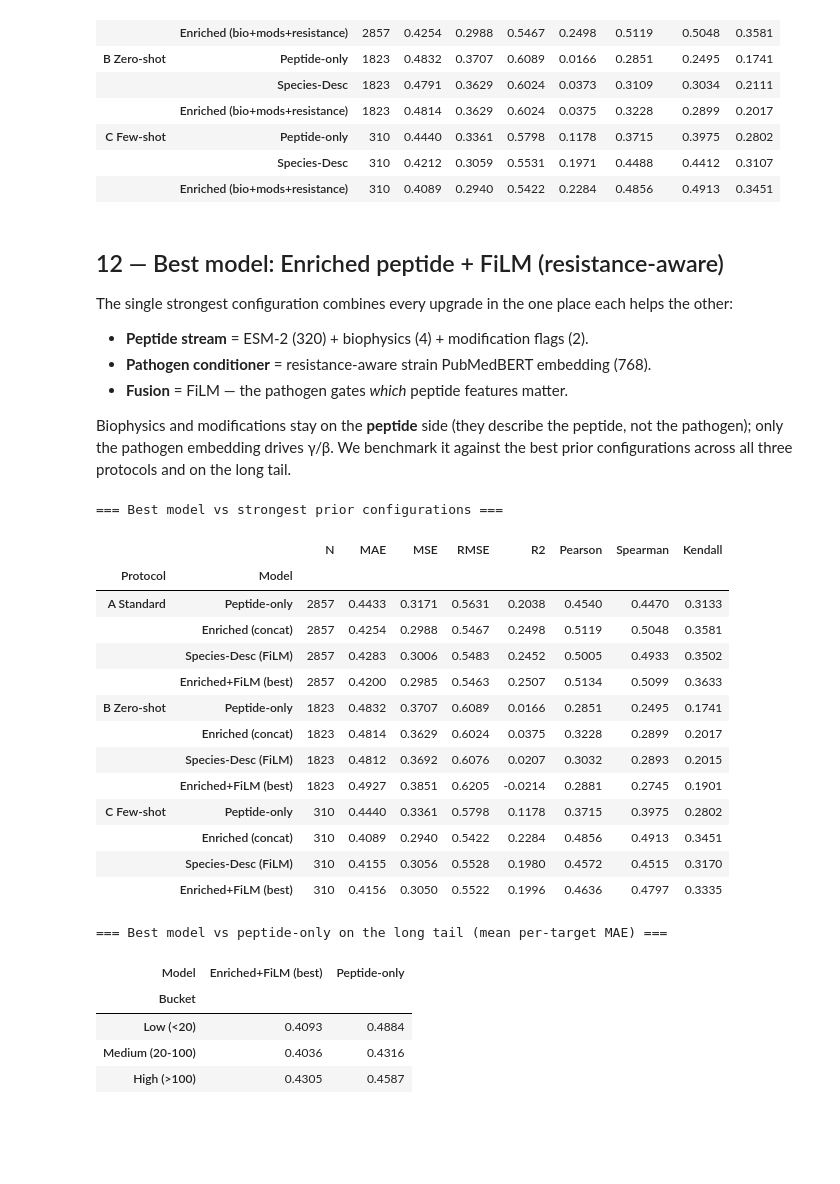
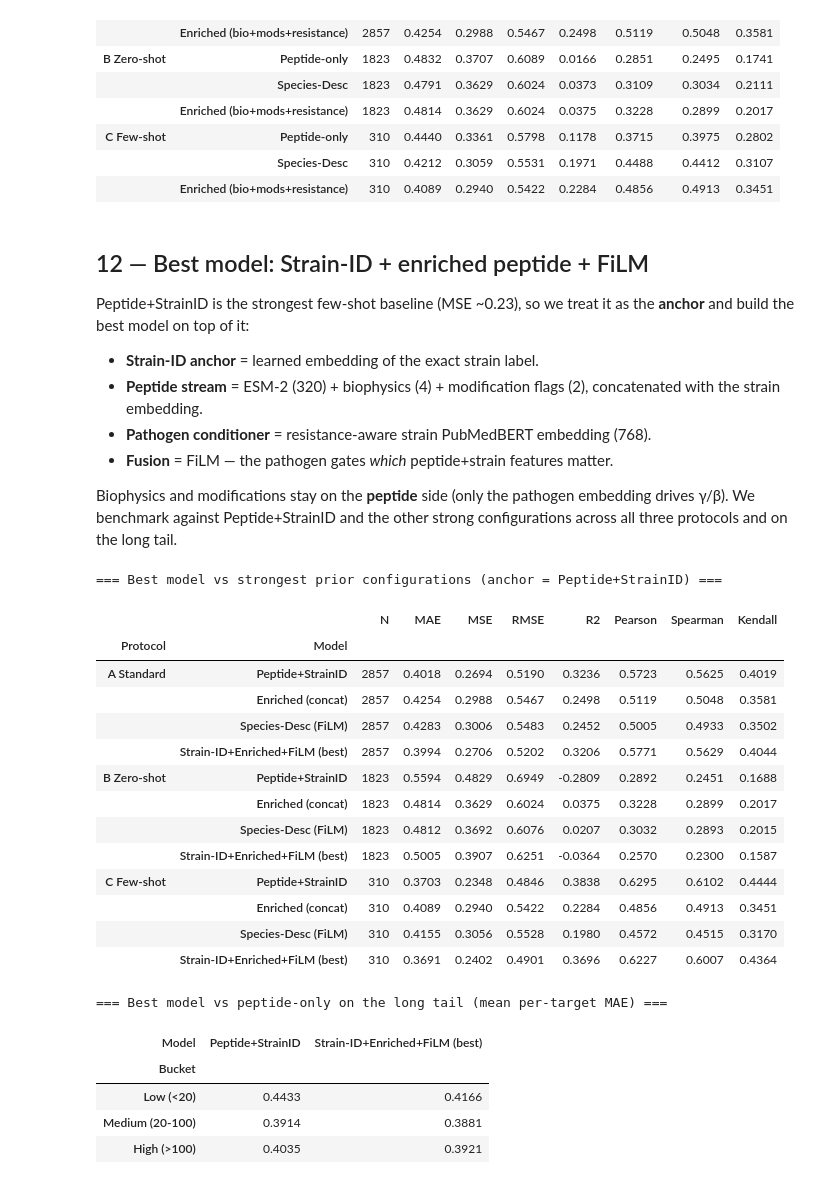
Before and after one commit to dhriti046/mic_prediction, a Jupyter notebook: latest_final_code.ipynb, the cells around one changed output. Drawn from its saved outputs; the diff is of its cells as text; code cells hidden in the pictures; blank space fills up the shorter version.

```diff
--- a/latest_final_code.ipynb
+++ b/latest_final_code.ipynb
@@ -955,18 +955,19 @@ enriched_results.to_csv(CACHE_DIR / "enriched_results.csv")
 |  | Species-Desc | 310 | 0.4212 | 0.3059 | 0.5531 | 0.1971 | 0.4488 | 0.4412 | 0.3107 |
 |  | Enriched (bio+mods+resistance) | 310 | 0.4089 | 0.2940 | 0.5422 | 0.2284 | 0.4856 | 0.4913 | 0.3451 |
 # %% [markdown]
-## 12 — Best model: Enriched peptide + FiLM (resistance-aware)
+## 12 — Best model: Strain-ID + enriched peptide + FiLM
 
-The single strongest configuration combines every upgrade in the one place each
-helps the other:
+Peptide+StrainID is the strongest few-shot baseline (MSE ~0.23), so we treat it
+as the **anchor** and build the best model on top of it:
 
-- **Peptide stream** = ESM-2 (320) + biophysics (4) + modification flags (2).
+- **Strain-ID anchor** = learned embedding of the exact strain label.
+- **Peptide stream** = ESM-2 (320) + biophysics (4) + modification flags (2),
+  concatenated with the strain embedding.
 - **Pathogen conditioner** = resistance-aware strain PubMedBERT embedding (768).
-- **Fusion** = FiLM — the pathogen gates *which* peptide features matter.
+- **Fusion** = FiLM — the pathogen gates *which* peptide+strain features matter.
 
-Biophysics and modifications stay on the **peptide** side (they describe the
-peptide, not the pathogen); only the pathogen embedding drives γ/β. We benchmark
-it against the best prior configurations across all three protocols and on the
-long tail.
+Biophysics and modifications stay on the **peptide** side (only the pathogen
+embedding drives γ/β). We benchmark against Peptide+StrainID and the other strong
+configurations across all three protocols and on the long tail.
 # %%
 class FiLMEnriched(nn.Module):
@@ -1031,65 +1036,67 @@ p_best_zs  = predict_film2(best_zs, zs_test, pep_matrix, strain_desc_emb_matrix)
 # %%
 # Benchmark the best model against the strongest prior configurations.
-BEST = "Enriched+FiLM (best)"
+# Anchor = Peptide+StrainID (the strongest few-shot baseline), not Peptide-only.
+BEST = "Strain-ID+Enriched+FiLM (best)"
+ANCHOR = "Peptide+StrainID"
 rows = []
 for proto, y, preds in [
     ("A Standard",  test_df[TARGET].values,
-     {"Peptide-only": std_preds["Peptide-only"], "Enriched (concat)": p_enr_std,
+     {ANCHOR: std_preds[ANCHOR], "Enriched (concat)": p_enr_std,
       "Species-Desc (FiLM)": p_film_std, BEST: p_best_std}),
     ("B Zero-shot", zs_test[TARGET].values,
-     {"Peptide-only": zs_preds["Peptide-only"], "Enriched (concat)": p_enr_zs,
+     {ANCHOR: zs_preds[ANCHOR], "Enriched (concat)": p_enr_zs,
       "Species-Desc (FiLM)": p_film_zs, BEST: p_best_zs}),
 ]:
     for name, p in preds.items():
         rows.append({"Protocol": proto, "Model": name, **metrics(y, p)})
 if len(few_test) >= 5:
     m = few_mask.to_numpy(); yf = few_test[TARGET].values
-    for name, p in [("Peptide-only", std_preds["Peptide-only"][m]), ("Enriched (concat)", p_enr_std[m]),
+    for name, p in [(ANCHOR, std_preds[ANCHOR][m]), ("Enriched (concat)", p_enr_std[m]),
                     ("Species-Desc (FiLM)", p_film_std[m]), (BEST, p_best_std[m])]:
         rows.append({"Protocol": "C Few-shot", "Model": name, **metrics(yf, p)})
 
 best_model_results = pd.DataFrame(rows).set_index(["Protocol", "Model"]).round(4)
-print("=== Best model vs strongest prior configurations ===")
+print("=== Best model vs strongest prior configurations (anchor = Peptide+StrainID) ===")
 display(best_model_results)
 best_model_results.to_csv(CACHE_DIR / "best_model_results.csv")
 
-# Long-tail: does the best model help most on rare targets?
+# Long-tail: does the best model beat the Strain-ID anchor most on rare targets?
 lt = []
-for name, preds in [("Peptide-only", std_preds["Peptide-only"]), (BEST, p_best_std)]:
+for name, preds in [(ANCHOR, std_preds[ANCHOR]), (BEST, p_best_std)]:
     tmp = test_df.assign(_pred=preds)
     for b in order:
         sub = tmp[tmp["_bucket"] == b]
         maes = [float(np.mean(np.abs(g[TARGET].values - g["_pred"].values)))
                 for _, g in sub.groupby(STRAIN) if len(g) >= 5]
         lt.append({"Model": name, "Bucket": b,
                    "Mean per-target MAE": round(float(np.mean(maes)), 4) if maes else np.nan,
                    "#targets": len(maes)})
 best_long_tail = pd.DataFrame(lt)
 print("\n=== Best model vs peptide-only on the long tail (mean per-target MAE) ===")
 display(best_long_tail.pivot(index="Bucket", columns="Model", values="Mean per-target MAE").reindex(order))
 best_long_tail.to_csv(CACHE_DIR / "best_model_long_tail.csv", index=False)
 # %% [output]
-=== Best model vs strongest prior configurations ===
+=== Best model vs strongest prior configurations (anchor = Peptide+StrainID) ===
 |  |  | N | MAE | MSE | RMSE | R2 | Pearson | Spearman | Kendall |
 | Protocol | Model |  |  |  |  |  |  |  |  |
-| A Standard | Peptide-only | 2857 | 0.4433 | 0.3171 | 0.5631 | 0.2038 | 0.4540 | 0.4470 | 0.3133 |
+| A Standard | Peptide+StrainID | 2857 | 0.4018 | 0.2694 | 0.5190 | 0.3236 | 0.5723 | 0.5625 | 0.4019 |
 |  | Enriched (concat) | 2857 | 0.4254 | 0.2988 | 0.5467 | 0.2498 | 0.5119 | 0.5048 | 0.3581 |
 |  | Species-Desc (FiLM) | 2857 | 0.4283 | 0.3006 | 0.5483 | 0.2452 | 0.5005 | 0.4933 | 0.3502 |
-|  | Enriched+FiLM (best) | 2857 | 0.4200 | 0.2985 | 0.5463 | 0.2507 | 0.5134 | 0.5099 | 0.3633 |
-| B Zero-shot | Peptide-only | 1823 | 0.4832 | 0.3707 | 0.6089 | 0.0166 | 0.2851 | 0.2495 | 0.1741 |
+|  | Strain-ID+Enriched+FiLM (best) | 2857 | 0.3994 | 0.2706 | 0.5202 | 0.3206 | 0.5771 | 0.5629 | 0.4044 |
+| B Zero-shot | Peptide+StrainID | 1823 | 0.5594 | 0.4829 | 0.6949 | -0.2809 | 0.2892 | 0.2451 | 0.1688 |
 |  | Enriched (concat) | 1823 | 0.4814 | 0.3629 | 0.6024 | 0.0375 | 0.3228 | 0.2899 | 0.2017 |
 |  | Species-Desc (FiLM) | 1823 | 0.4812 | 0.3692 | 0.6076 | 0.0207 | 0.3032 | 0.2893 | 0.2015 |
-|  | Enriched+FiLM (best) | 1823 | 0.4927 | 0.3851 | 0.6205 | -0.0214 | 0.2881 | 0.2745 | 0.1901 |
-| C Few-shot | Peptide-only | 310 | 0.4440 | 0.3361 | 0.5798 | 0.1178 | 0.3715 | 0.3975 | 0.2802 |
+|  | Strain-ID+Enriched+FiLM (best) | 1823 | 0.5005 | 0.3907 | 0.6251 | -0.0364 | 0.2570 | 0.2300 | 0.1587 |
+| C Few-shot | Peptide+StrainID | 310 | 0.3703 | 0.2348 | 0.4846 | 0.3838 | 0.6295 | 0.6102 | 0.4444 |
 |  | Enriched (concat) | 310 | 0.4089 | 0.2940 | 0.5422 | 0.2284 | 0.4856 | 0.4913 | 0.3451 |
 |  | Species-Desc (FiLM) | 310 | 0.4155 | 0.3056 | 0.5528 | 0.1980 | 0.4572 | 0.4515 | 0.3170 |
-|  | Enriched+FiLM (best) | 310 | 0.4156 | 0.3050 | 0.5522 | 0.1996 | 0.4636 | 0.4797 | 0.3335 |
+|  | Strain-ID+Enriched+FiLM (best) | 310 | 0.3691 | 0.2402 | 0.4901 | 0.3696 | 0.6227 | 0.6007 | 0.4364 |
 === Best model vs peptide-only on the long tail (mean per-target MAE) ===
-| Model | Enriched+FiLM (best) | Peptide-only |
+| Model | Peptide+StrainID | Strain-ID+Enriched+FiLM (best) |
 | Bucket |  |  |
-| Low (<20) | 0.4093 | 0.4884 |
-| Medium (20-100) | 0.4036 | 0.4316 |
-| High (>100) | 0.4305 | 0.4587 |
+| Low (<20) | 0.4433 | 0.4166 |
+| Medium (20-100) | 0.3914 | 0.3881 |
+| High (>100) | 0.4035 | 0.3921 |
 # %% [markdown]
 ## 13 — Summary
 
```
Also changed, not shown: parts of 4 cells of this notebook, 1 other file.
